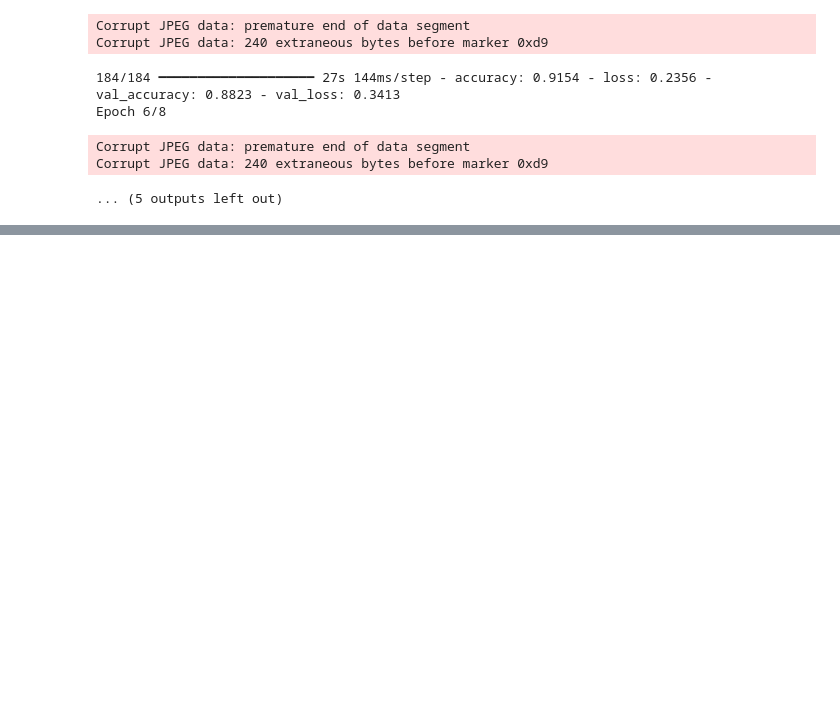
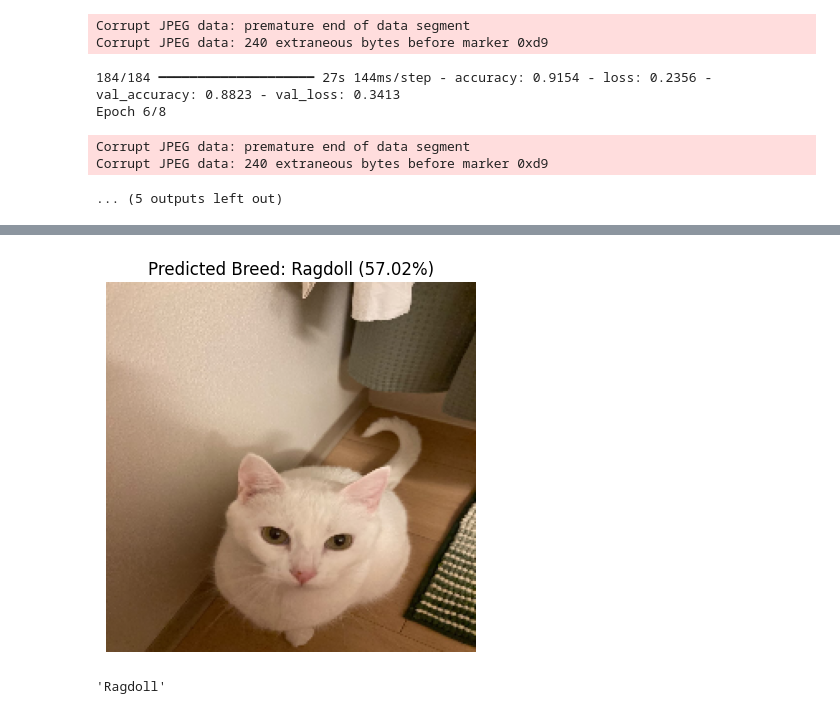
Before and after one commit to megan-es/CatClassificationModel, a Jupyter notebook: PetClassification.ipynb, the cells around one changed output, grey strips where cells are left out. Saved outputs shown, nothing was run; the diff lists cells and outputs as text; code cells hidden in the pictures; blank space fills up the shorter version.

```diff
--- a/PetClassification.ipynb
+++ b/PetClassification.ipynb
@@ -264,0 +275,3 @@ predict_custom_image(image_path)
+# %%
+predict_custom_image("cat1.jpg")
+# %% [output]
@@ -264,0 +279,2 @@ predict_custom_image(image_path)
+[figure, added]
+'Ragdoll'
```
Also changed, not shown: parts of 6 cells of this notebook.
